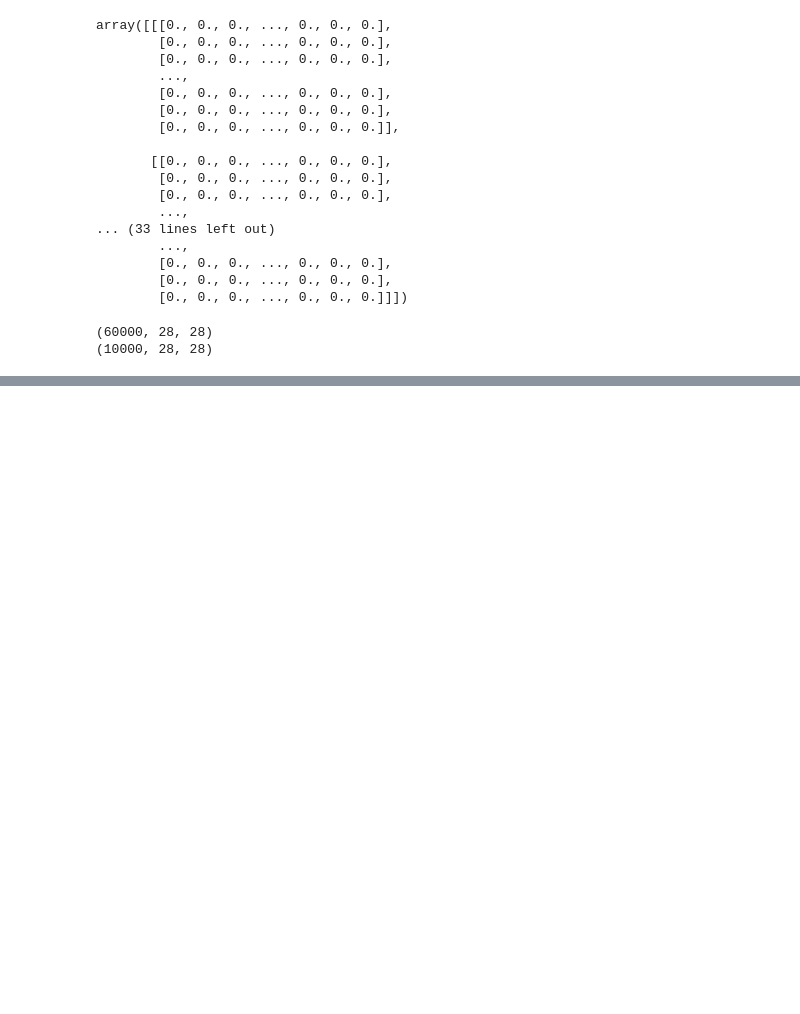
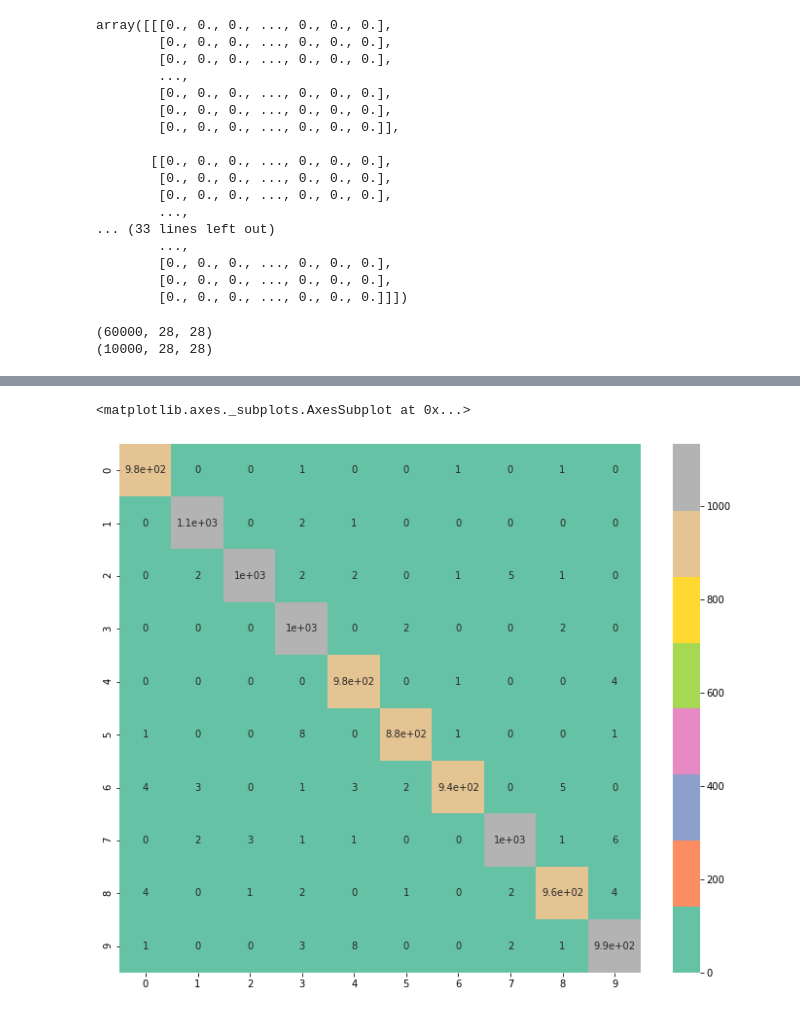
Before and after one commit to LIMON100/Deep-Learning, a Jupyter notebook: CNN/Onehotwithhandwritten.ipynb, the cells around one changed output, grey strips where cells are left out. Cells and saved outputs as stored; diff of their text form; code cells hidden in the pictures; blank space fills up the shorter version.

```diff
--- a/CNN/Onehotwithhandwritten.ipynb
+++ b/CNN/Onehotwithhandwritten.ipynb
@@ -110,0 +252,6 @@ x_test = x_test.reshape(6)
+# %%
+plt.figure(figsize = (12 , 10))
+sns.heatmap(confusion_matrix(y_test,predictions),annot=True , cmap = 'Set2')
+# %% [output]
+<matplotlib.axes._subplots.AxesSubplot at 0x...>
+[figure, added]
```
Also changed, not shown: parts of 21 cells of this notebook.
